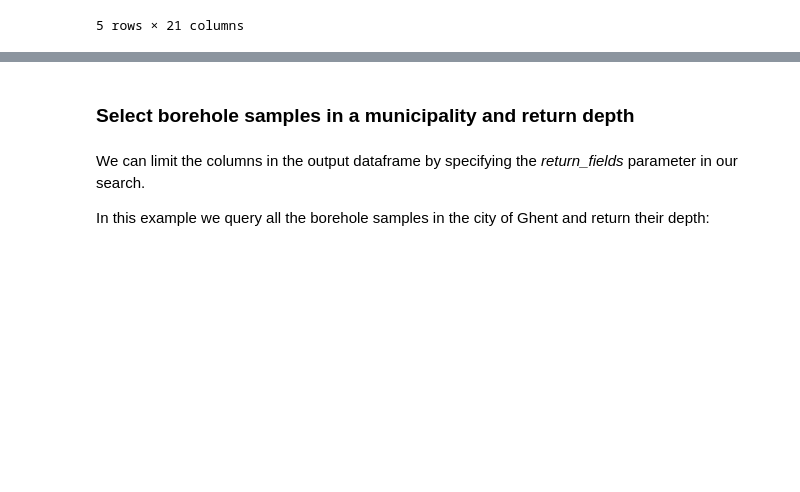
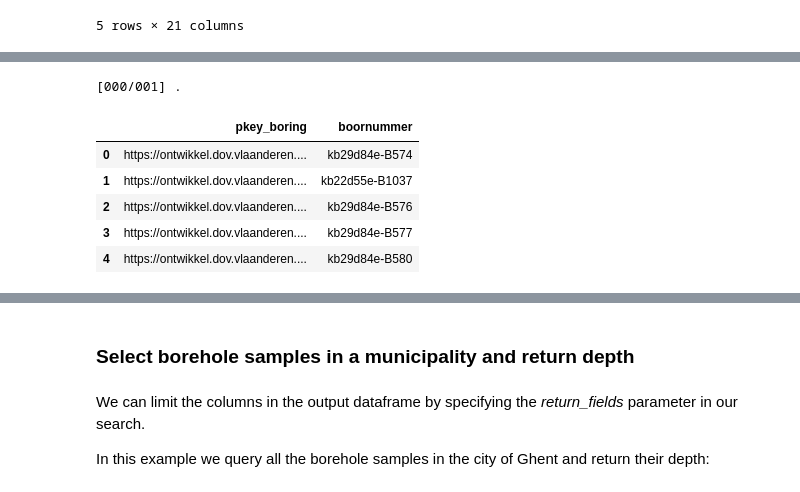
Before and after one commit to DOV-Vlaanderen/pydov, a Jupyter notebook: docs/notebooks/search_grondmonsters.ipynb, the cells around one changed output, grey strips where cells are left out. Saved outputs shown, nothing was run; the diff lists cells and outputs as text; code cells hidden in the pictures; blank space fills up the shorter version.

```diff
--- a/docs/notebooks/search_grondmonsters.ipynb
+++ b/docs/notebooks/search_grondmonsters.ipynb
@@ -187,0 +234,20 @@ df.head()
+# %%
+from pydov.util.query import FuzzyJoin
+
+from pydov.search.grondmonster import GrondmonsterSearch
+from pydov.search.boring import BoringSearch
+
+gm_search = GrondmonsterSearch()
+b_search = BoringSearch()
+
+boring_df = b_search.search(
+    max_features=5, return_fields=('pkey_boring', 'boornummer'))
+boring_df
+# %% [output]
+[000/001] .
+|  | pkey_boring | boornummer |
+| 0 | https://ontwikkel.dov.vlaanderen.... | kb29d84e-B574 |
+| 1 | https://ontwikkel.dov.vlaanderen.... | kb22d55e-B1037 |
+| 2 | https://ontwikkel.dov.vlaanderen.... | kb29d84e-B576 |
+| 3 | https://ontwikkel.dov.vlaanderen.... | kb29d84e-B577 |
+| 4 | https://ontwikkel.dov.vlaanderen.... | kb29d84e-B580 |
```
Also changed, not shown: parts of 5 cells of this notebook.
